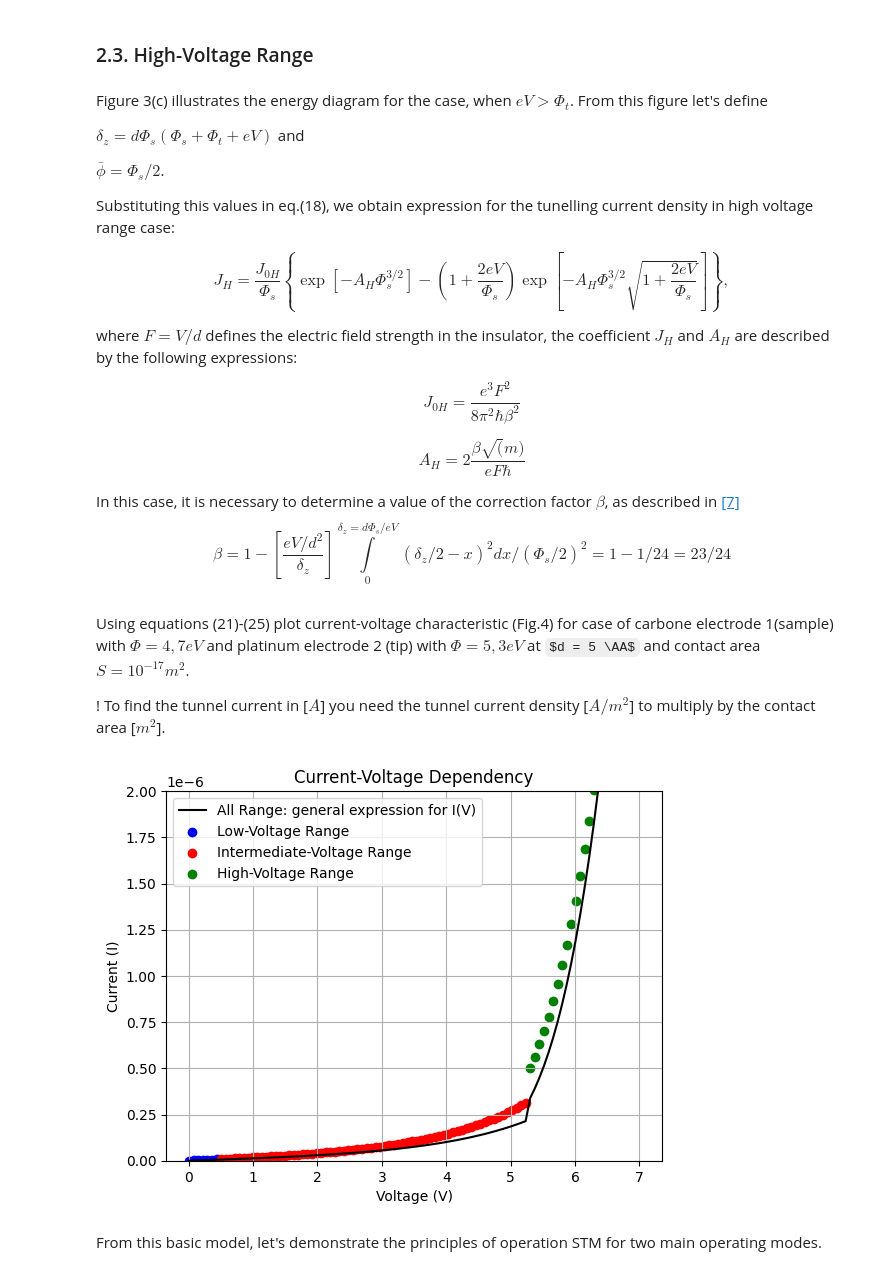
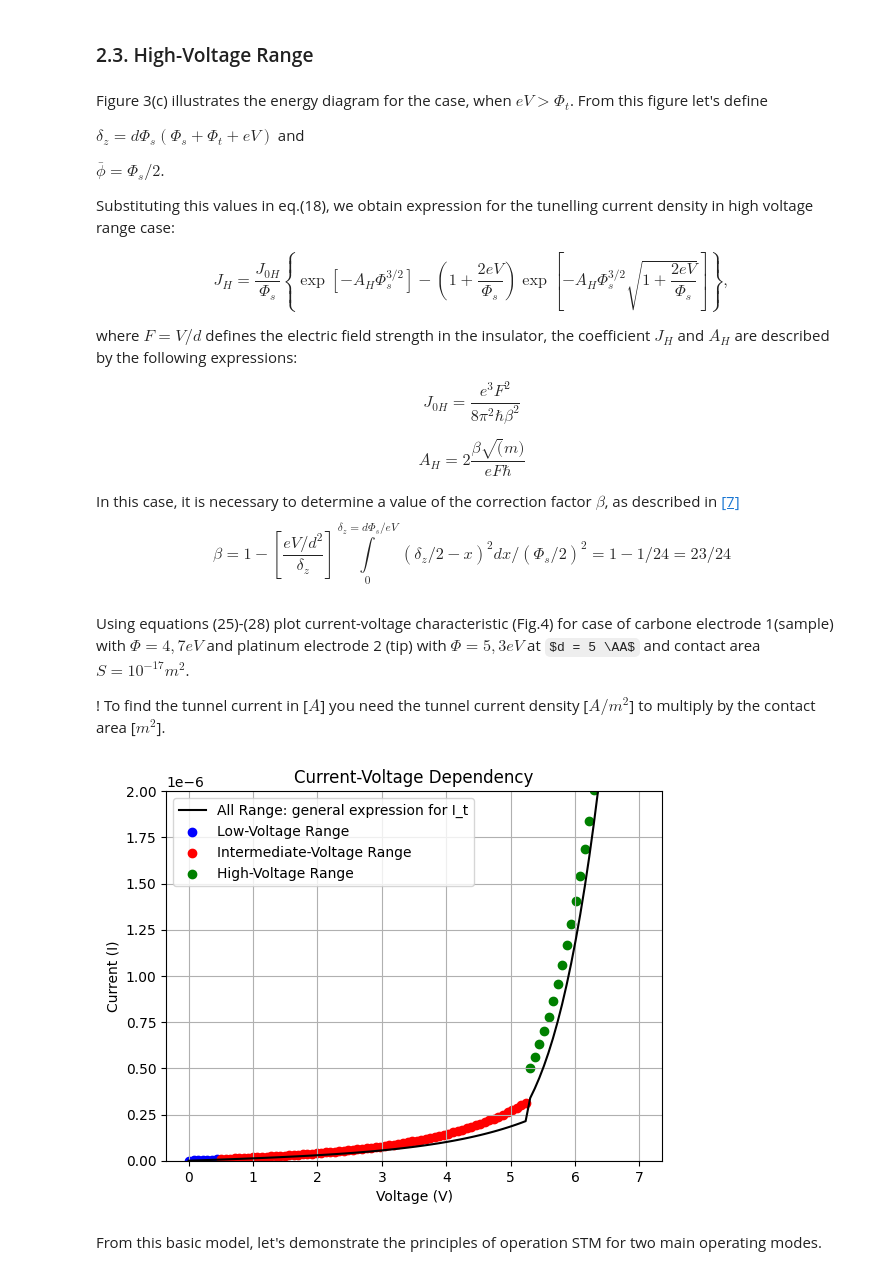
Before and after one commit to MariyaSV78/notebook_STM, a Jupyter notebook: STM/STM.ipynb, the cells around one changed output. Saved outputs shown, nothing was run; the diff lists cells and outputs as text; code cells hidden in the pictures; some formulas as TeX source.

```diff
--- a/STM/STM.ipynb
+++ b/STM/STM.ipynb
@@ -522,7 +513,7 @@ $\bar \phi = \Phi_s/2$.
 
 Substituting this values in eq.(18), we obtain expression for the tunelling current density in high voltage range case:
 
-$$ \boxed {J_H = \frac{J_{0H}}{\Phi_s} \left\{ \exp{\left[ -A_H\Phi_s^{3/2}\right]} - \left( 1 + \frac{2eV}{\Phi_s}\right) \exp{\left[ -A_H\Phi_s^{3/2} \sqrt{1 + \frac{2eV}{\Phi_s}} \right]} \right\}}, \tag{24}  $$
+$$ \boxed {J_H = \frac{J_{0H}}{\Phi_s} \left\{ \exp{\left[ -A_H\Phi_s^{3/2}\right]} - \left( 1 + \frac{2eV}{\Phi_s}\right) \exp{\left[ -A_H\Phi_s^{3/2} \sqrt{1 + \frac{2eV}{\Phi_s}} \right]} \right\}}, \tag{28}  $$
 
 where $ F = V/d $ defines the electric field strength in the insulator, the coefficient $J_H$  and $A_H$ are described by the following expressions:
 
@@ -533,7 +524,7 @@ $$ A_H = 2  \frac{\beta \sqrt(m)}{eF\hbar}$$
 In this case, it is necessary to determine a value of the correction factor $\beta$, as described in [\[7\]](#Bibliography)
 $$\beta = 1 - \left[ \frac{eV/d^2}{\delta_z}\right]\int\limits_0^{\delta_z = d\Phi_s/eV} (\delta_z/2 - x)^2dx/(\Phi_s/2)^2 = 1 - 1/24 = 23/24 $$
 # %% [markdown]
-Using equations (21)-(25) plot current-voltage characteristic (Fig.4) for case of carbone electrode 1(sample) with $\Phi = 4,7 eV$ and platinum electrode 2 (tip) with $\Phi = 5,3 eV$ at $d = 5 \AA$ and contact area $ S = 10^{-17} m^2 $.
+Using equations (25)-(28) plot current-voltage characteristic (Fig.4) for case of carbone electrode 1(sample) with $\Phi = 4,7 eV$ and platinum electrode 2 (tip) with $\Phi = 5,3 eV$ at $d = 5 \AA$ and contact area $ S = 10^{-17} m^2 $.
 
 ! To find the tunnel current in [$A$] you need the tunnel current density [$A/m^2$] to multiply by the contact area [$m^2$].
 # %%
@@ -604,35 +595,35 @@ J_L3 = e**3 * (F/beta)**2 / (8*np.pi*h*phi_s)
 J_3 = J_L3 * (np.exp(-A3)
     - (1 + (2*e*V)/phi_s)*np.exp(-A3 * np.sqrt(1 + (2 * e * V) / phi_s))) #eq.24
 
 J_3[cond1] = np.nan
 J_3[cond2] = np.nan
 
 
 S = 1e-17
 
 
 # Plot each interval's I(V) dependency
-plt.plot(V0, J * S, label="All Range: general expression for I(V)", color='black')
+plt.plot(V0, J * S, label="All Range: general expression for I_t", color='black')
 
 plt.scatter(V, J_1 * S, label="Low-Voltage Range", color='blue')
 plt.scatter(V, J_2 * S, label="Intermediate-Voltage Range", color='red')
 plt.scatter(V, J_3 * S, label="High-Voltage Range", color='green')
 # plt.plot(V4, J_4, label="High-Voltage Range (if eV > phi + mu)", color='orange')
 
 # Add labels and legend
 plt.xlabel('Voltage (V)')
 plt.ylabel('Current (I)')
 plt.title('Current-Voltage Dependency')
 plt.legend()
 plt.ylim([0,2e-6])
 
 # Show the plot
 plt.grid(True)
 plt.show()
 
 # print (-A1 * d *np.sqrt(phi) )
 # %% [output]
-[figure, old version]
+[figure, new version]
 # %% [markdown]
 
 From this basic model, let's demonstrate the principles of operation STM for two main operating modes.
```
Also changed, not shown: parts of 13 cells of this notebook.
